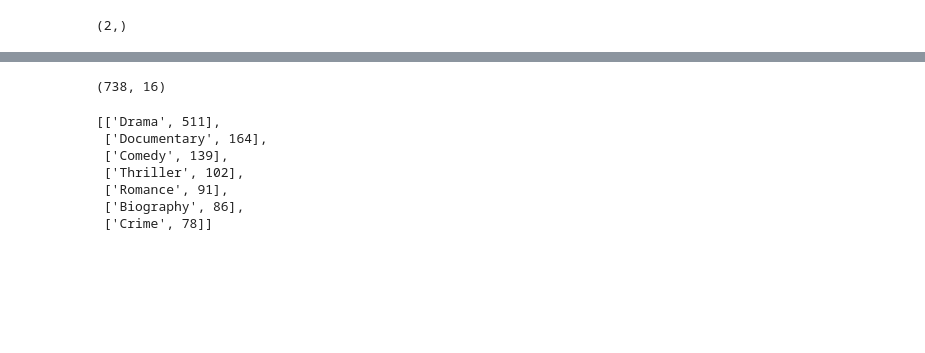
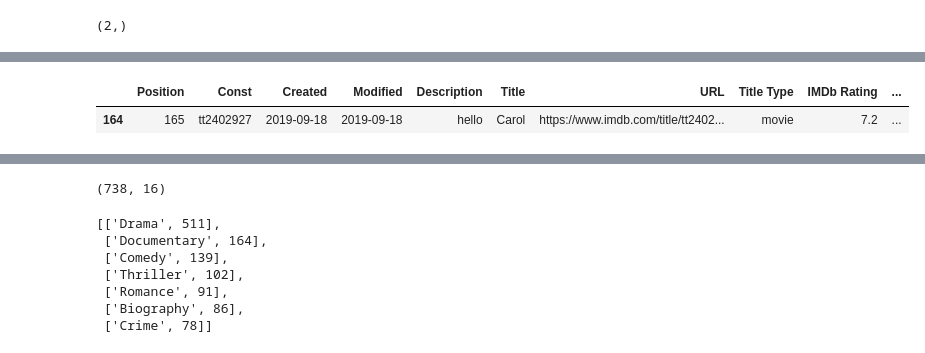
Before and after one commit to cwerner13/zff, a Jupyter notebook: zff_load.ipynb, the cells around one changed output, grey strips where cells are left out. Cells and saved outputs as stored; diff of their text form; code cells hidden in the pictures; blank space fills up the shorter version.

```diff
--- a/zff_load.ipynb
+++ b/zff_load.ipynb
@@ -69,0 +88,5 @@ a.shape
+# %%
+newdf.fillna(value='hello').tail(1)   #inplace = True to make it permanent
+# %% [output]
+|  | Position | Const | Created | Modified | Description | Title | URL | Title Type | IMDb Rating | ... |
+| 164 | 165 | tt2402927 | 2019-09-18 | 2019-09-18 | hello | Carol | https://www.imdb.com/title/tt2402... | movie | 7.2 | ... |
```
Also changed, not shown: parts of 4 cells of this notebook.
